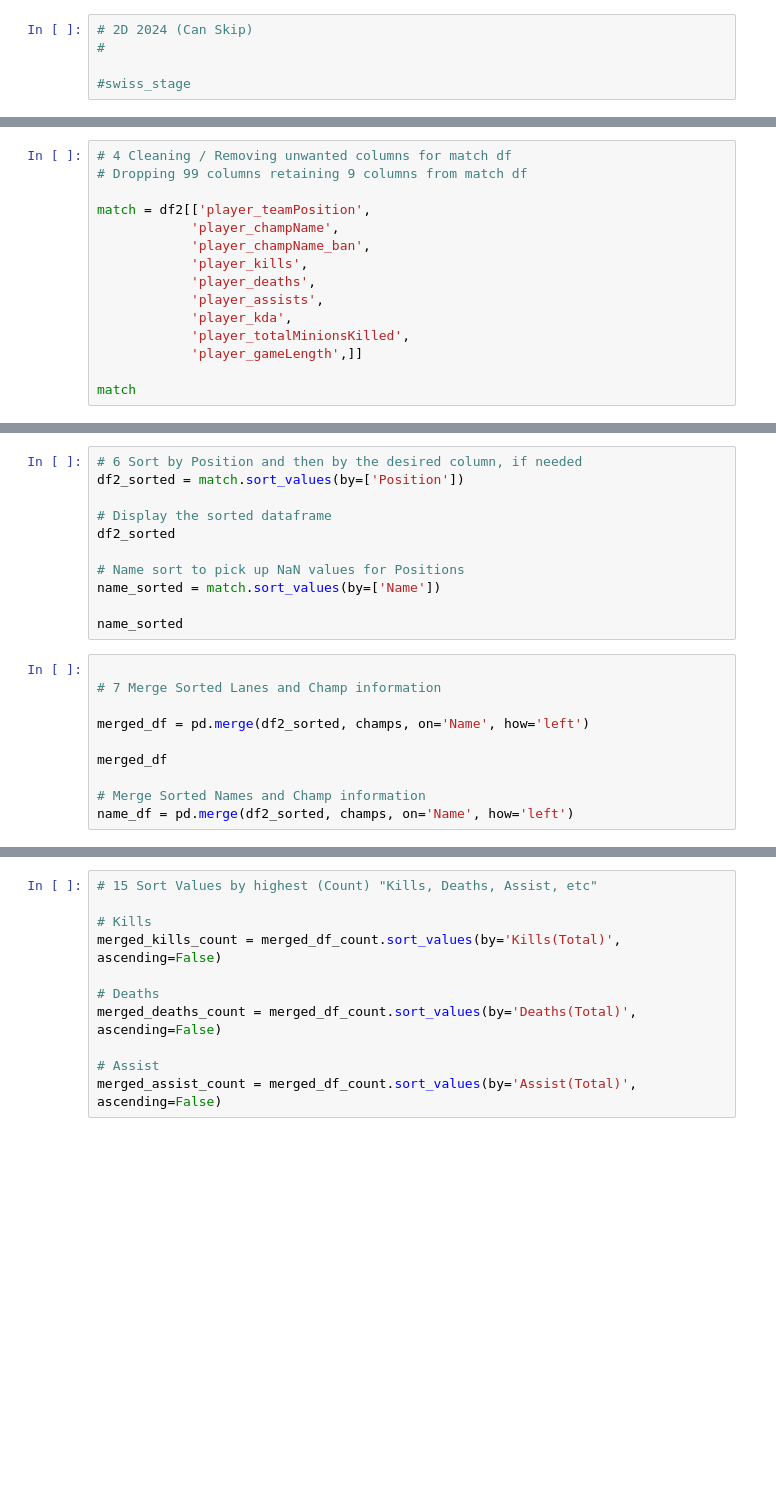
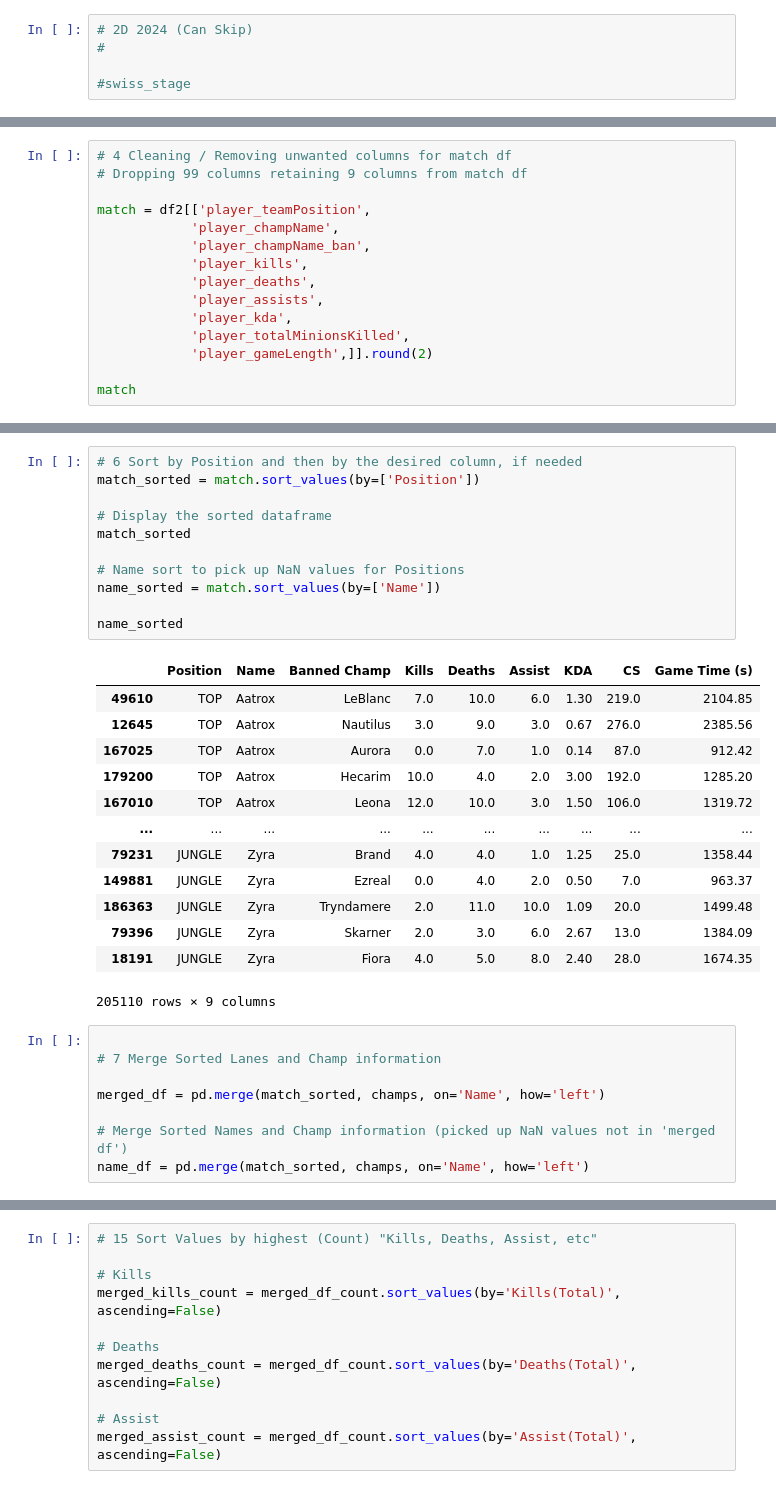
Before and after one commit to L8onii/Capstone-LOL, a Jupyter notebook: LOL-Notebook.ipynb, the cells around one changed output, grey strips where cells are left out. Cells and saved outputs as stored; diff of their text form; blank space fills up the shorter version.

```diff
--- a/LOL-Notebook.ipynb
+++ b/LOL-Notebook.ipynb
@@ -63,6 +138,6 @@ match = df2[['player_teamPosition',
             'player_assists',
             'player_kda',
             'player_totalMinionsKilled',
-            'player_gameLength',]]
+            'player_gameLength',]].round(2)
 
 match
@@ -85,21 +217,33 @@ match
 # %%
 # 6 Sort by Position and then by the desired column, if needed
-df2_sorted = match.sort_values(by=['Position'])
+match_sorted = match.sort_values(by=['Position'])
 
 # Display the sorted dataframe
-df2_sorted
+match_sorted
 
 # Name sort to pick up NaN values for Positions
 name_sorted = match.sort_values(by=['Name'])
 
 name_sorted
+# %% [output]
+|  | Position | Name | Banned Champ | Kills | Deaths | Assist | KDA | CS | Game Time (s) |
+| 49610 | TOP | Aatrox | LeBlanc | 7.0 | 10.0 | 6.0 | 1.30 | 219.0 | 2104.85 |
+| 12645 | TOP | Aatrox | Nautilus | 3.0 | 9.0 | 3.0 | 0.67 | 276.0 | 2385.56 |
+| 167025 | TOP | Aatrox | Aurora | 0.0 | 7.0 | 1.0 | 0.14 | 87.0 | 912.42 |
+| 179200 | TOP | Aatrox | Hecarim | 10.0 | 4.0 | 2.0 | 3.00 | 192.0 | 1285.20 |
+| 167010 | TOP | Aatrox | Leona | 12.0 | 10.0 | 3.0 | 1.50 | 106.0 | 1319.72 |
+| ... | ... | ... | ... | ... | ... | ... | ... | ... | ... |
+| 79231 | JUNGLE | Zyra | Brand | 4.0 | 4.0 | 1.0 | 1.25 | 25.0 | 1358.44 |
+| 149881 | JUNGLE | Zyra | Ezreal | 0.0 | 4.0 | 2.0 | 0.50 | 7.0 | 963.37 |
+| 186363 | JUNGLE | Zyra | Tryndamere | 2.0 | 11.0 | 10.0 | 1.09 | 20.0 | 1499.48 |
+| 79396 | JUNGLE | Zyra | Skarner | 2.0 | 3.0 | 6.0 | 2.67 | 13.0 | 1384.09 |
+| 18191 | JUNGLE | Zyra | Fiora | 4.0 | 5.0 | 8.0 | 2.40 | 28.0 | 1674.35 |
+205110 rows × 9 columns
 # %%
 
 # 7 Merge Sorted Lanes and Champ information
 
-merged_df = pd.merge(df2_sorted, champs, on='Name', how='left')
+merged_df = pd.merge(match_sorted, champs, on='Name', how='left')
 
-merged_df
-
-# Merge Sorted Names and Champ information
-name_df = pd.merge(df2_sorted, champs, on='Name', how='left')
+# Merge Sorted Names and Champ information (picked up NaN values not in 'merged df')
+name_df = pd.merge(match_sorted, champs, on='Name', how='left')
```
Also changed, not shown: parts of 27 cells of this notebook.
